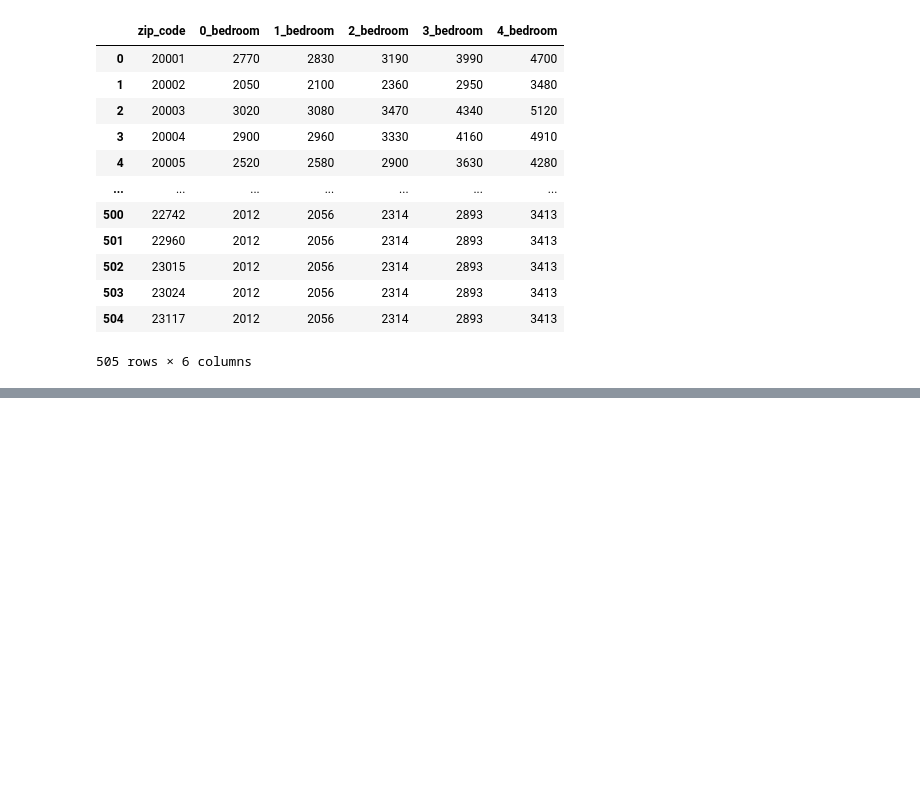
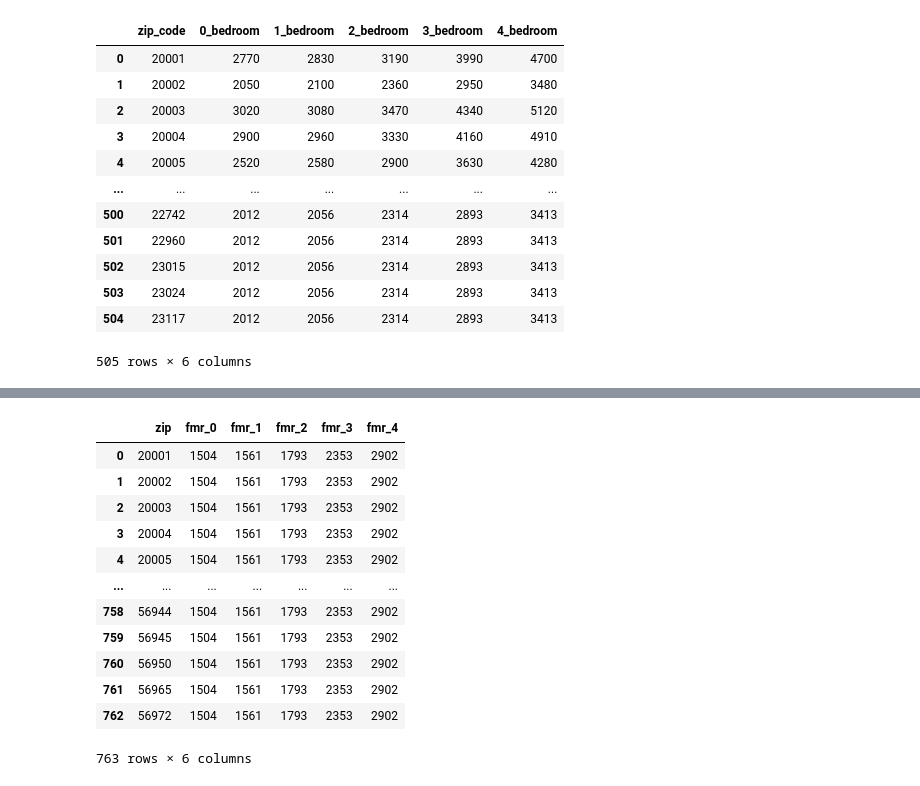
Before and after one commit to aadia1234/CMSC320-Final-Project, a Jupyter notebook: clean_data.ipynb, the cells around one changed output, grey strips where cells are left out. Drawn from its saved outputs; the diff is of its cells as text; code cells hidden in the pictures; blank space fills up the shorter version.

```diff
--- a/clean_data.ipynb
+++ b/clean_data.ipynb
@@ -139,0 +203,30 @@ for df in dfs:
+# %%
+df_2018 = pd.read_excel('data/FY18_4050_FMRs_rev.xlsx')
+df_2018 = df_2018[df_2018['areaname'] == 'Washington-Arlington-Alexandria, DC-VA-MD HUD Metro FMR Area']
+
+zip_codes['county'] = zip_codes['county'].str.strip().str.lower()
+df_2018['countyname'] = df_2018['countyname'].str.strip().str.lower()
+
+df_2018 = zip_codes[
+    zip_codes['county'].notna() & zip_codes['county'].isin(df_2018['countyname'])
+].merge(
+    df_2018[['countyname', 'fmr_0', 'fmr_1', 'fmr_2', 'fmr_3', 'fmr_4']],
+    left_on='county',
+    right_on='countyname',
+    how='left'
+)[['zip', 'fmr_0', 'fmr_1', 'fmr_2', 'fmr_3', 'fmr_4']]
+df_2018
+# %% [output]
+|  | zip | fmr_0 | fmr_1 | fmr_2 | fmr_3 | fmr_4 |
+| 0 | 20001 | 1504 | 1561 | 1793 | 2353 | 2902 |
+| 1 | 20002 | 1504 | 1561 | 1793 | 2353 | 2902 |
+| 2 | 20003 | 1504 | 1561 | 1793 | 2353 | 2902 |
+| 3 | 20004 | 1504 | 1561 | 1793 | 2353 | 2902 |
+| 4 | 20005 | 1504 | 1561 | 1793 | 2353 | 2902 |
+| ... | ... | ... | ... | ... | ... | ... |
+| 758 | 56944 | 1504 | 1561 | 1793 | 2353 | 2902 |
+| 759 | 56945 | 1504 | 1561 | 1793 | 2353 | 2902 |
+| 760 | 56950 | 1504 | 1561 | 1793 | 2353 | 2902 |
+| 761 | 56965 | 1504 | 1561 | 1793 | 2353 | 2902 |
+| 762 | 56972 | 1504 | 1561 | 1793 | 2353 | 2902 |
+763 rows × 6 columns
```
Also changed, not shown: parts of 4 cells of this notebook, 2 other files.
